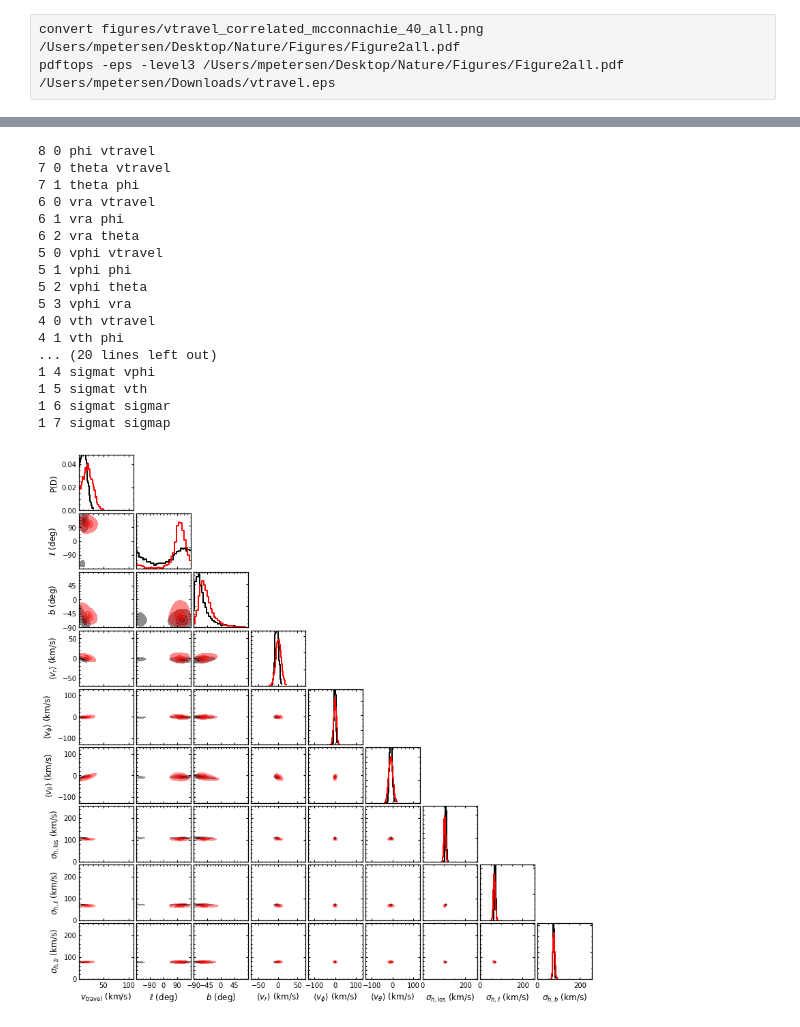
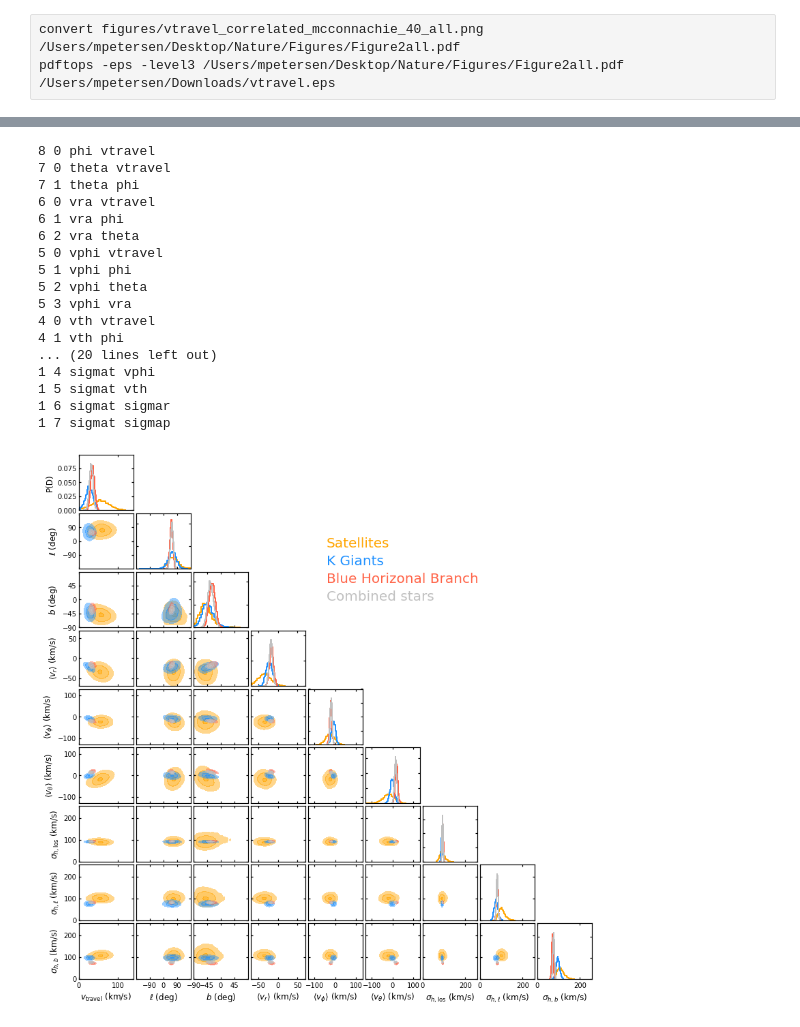
Before and after one commit to michael-petersen/ReflexMotion, a Jupyter notebook: Posterior-Plots.ipynb, the cells around one changed output, grey strips where cells are left out. Saved outputs shown, nothing was run; the diff lists cells and outputs as text; code cells hidden in the pictures.

Commit message:
finished Make-Figure-1

```diff
--- a/Posterior-Plots.ipynb
+++ b/Posterior-Plots.ipynb
@@ -669,7 +341,7 @@ mpl.rcParams['xtick.minor.size'] = 4.
 mpl.rcParams['ytick.major.size'] = 6.
 mpl.rcParams['ytick.minor.size'] = 4.
 
-dictnames = [SAT,BHB2,KGiants2,ALL2]#,ALL]
+dictnames = [SAT,BHB,KGiants,ALL]
 compname = ['Satellites','Blue Horizontal Branch','K Giants','Combined stars']
 colorlist = ['cyan','dodgerblue','indianred','silver']
 colorlist = ['orange','dodgerblue','indianred','silver']
@@ -930,10 +458,0 @@ plt.contour(xx,yy,dens,5,colors='black')
-# %%
-#plt.scatter(LKGiants['phi'],LKGiants['theta'],color='black',s=1.)
-xx,yy,dens,dadb = make_banana(LKGiants['phi'],LKGiants['theta'])
-plt.contour(xx,yy,dens,5,colors='grey')
-
-xx,yy,dens,dadb = make_banana(LKGiants3['phi'],LKGiants3['theta'])
-plt.contour(xx,yy,dens,5,colors='black')
-
-xx,yy,dens,dadb = make_banana(KGiants['phi'],KGiants['theta'])
-plt.contour(xx,yy,dens,5,colors='red')
@@ -984,58 +500,36 @@ def plot_banana(ax,catalog,catx,caty,color,border=False,bounds=[-1,-1,-1,-1],gri
     if border:
         ax.contour(xx,yy,dens,bins,colors=color,linewidths=0.2)
 # %%
-Erkal = read_posterior('/Users/mpetersen/Dropbox/mike/Models_15May/erkal_2020_d040150.posteriors')
-Erkal50 = read_posterior('/Users/mpetersen/Dropbox/mike/Models_15May/erkal_2020_d050150.posteriors')
 
-
-
+# set specifics for this figure
 mpl.rcParams['axes.spines.right'] = True
 mpl.rcParams['axes.spines.top'] = True
-
-
 mpl.rcParams['xtick.major.size'] = 3.
 mpl.rcParams['xtick.minor.size'] = 1.5
 mpl.rcParams['ytick.major.size'] = 3.
 mpl.rcParams['ytick.minor.size'] = 1.5
+mpl.rcParams['xtick.labelsize'] = 10
+mpl.rcParams['ytick.labelsize'] = 10
+
 
 
 usecats = ['vtravel','phi','theta','vra','vphi','vth','sigmar','sigmap','sigmat']
 
-mpl.rcParams['xtick.labelsize'] = 10
-mpl.rcParams['ytick.labelsize'] = 10
 
 decoded = ['$v_{\\rm travel}$ (km/s)','$\ell$ (deg)','$b$ (deg)',\
            '$\\langle v_r\\rangle$ (km/s)','$\\langle v_{\\phi}\\rangle $ (km/s)','$\\langle v_{\\theta}\\rangle$ (km/s)',\
           '$\\sigma_{h,{\\rm los}}$ (km/s)','$\\sigma_{h,\ell}$ (km/s)','$\\sigma_{h,b}$ (km/s)']
 
 
+dictnames = [SAT,BHB,KGiants,ALL]
+colorlist = ['orange','dodgerblue','tomato','silver']
 
-
-dictnames = [Erkal,Erkal50]
-colorlist = ['black','red']
-
-
-
-# override angular bounddict coordinates to be homogeneous
-
-Erkal['phi'] -= 180.
-Erkal50['phi'] -= 180.
-
-
-#BHB['phi'][BHB['phi']>180.] -= 360.
-#KGiants['phi'][KGiants['phi']>180.] -= 360.
-#SAT['phi'][SAT['phi']>180.] -= 360.
-#BHB['phi'] *= -1.
-#KGiants['phi'] *= -1.
-#SAT['phi'] *= -1.
-
-bounddict['phi'] = [-180.,180.]
-#bounddict['phi'] = [0.,360.]
-bounddict['theta'] = [-90.,90]
-bounddict['vra'] = [-70.,70.]
-bounddict['vphi'] = [-130.,130.]
-bounddict['vth'] = [-130.,130.]
-
+# set the boundaries for plotting
+bounddict['phi']    = [-180.,180.]
+bounddict['theta']  = [-90.,90]
+bounddict['vra']    = [-70.,70.]
+bounddict['vphi']   = [-130.,130.]
+bounddict['vth']    = [-130.,130.]
 bounddict['sigmat'] = [0.,255.]
 bounddict['sigmap'] = [0.,255.]
 bounddict['sigmar'] = [0.,255.]
@@ -1052,7 +546,8 @@ dx = 0.83/ncats
 dy = 0.85/ncats
 buf = 0.005
 
-binset = [85.,97.,99.5]
+# set the pixel values for contour levels
+binset = [85.,94.,99.5]
 
 for u1i,u1 in enumerate(usecats):
     for u2i,u2 in enumerate(usecats):
@@ -1093,12 +588,9 @@ for u1i,u1 in enumerate(usecats):
         ax.axis(inbounds)
 
         if (u1=='phi'):
-            #ax.set_yticks([0.,90.,180.,270.])
             ax.set_yticks([-90.,0.,90.])
 
-
         if (u2=='phi'):
-            #ax.set_xticks([0.,90.,180.,270.])
             ax.set_xticks([-90.,0.,90.])
 
         if (u1=='theta'):
@@ -1141,33 +633,38 @@ for u1i,u1 in enumerate(usecats):
     else:
         ax.set_ylabel('P(D)',size=12)
 
     ax.yaxis.set_ticks_position('both')
     ax.xaxis.set_ticks_position('both')
     ax.tick_params(axis="y",which='both',direction="in")
     ax.tick_params(axis="x",which='both',direction="in",pad=5)
 
 
 tsize = 20
 
-#plt.text( 0.5, 0.73, 'Combined stars', color='silver',size=tsize,ha='left', va='top', transform=fig.transFigure )
+plt.text( 0.5, 0.73, 'Combined stars', color='silver',size=tsize,ha='left', va='top', transform=fig.transFigure )
+plt.text( 0.5, 0.76, 'Blue Horizonal Branch', color=colorlist[2],size=tsize,ha='left', va='top', transform=fig.transFigure )
+plt.text( 0.5, 0.79, 'K Giants', color=colorlist[1],size=tsize,ha='left', va='top', transform=fig.transFigure )
+plt.text( 0.5, 0.82, 'Satellites', color=colorlist[0],size=tsize,ha='left', va='top', transform=fig.transFigure )
 
-plt.savefig('figures/erkal.png',dpi=300)
+#plt.savefig('figures/suppFigure_filtered.png',dpi=300)
+#plt.savefig('figures/suppFigure_minimum_mcconnachie_40_noall.png',dpi=300)
+plt.savefig('figures/suppFigure_minimum_mcconnachie_40_all.png',dpi=300)
 # %% [output]
 8 0 phi vtravel
 7 0 theta vtravel
 7 1 theta phi
 6 0 vra vtravel
 6 1 vra phi
 6 2 vra theta
 5 0 vphi vtravel
 5 1 vphi phi
 5 2 vphi theta
 5 3 vphi vra
 4 0 vth vtravel
 4 1 vth phi
 ... (20 lines left out)
 1 4 sigmat vphi
 1 5 sigmat vth
 1 6 sigmat sigmar
 1 7 sigmat sigmap
-[figure, old version]
+[figure, new version]
```
Also changed, not shown: parts of 46 cells of this notebook, 12 other files.
